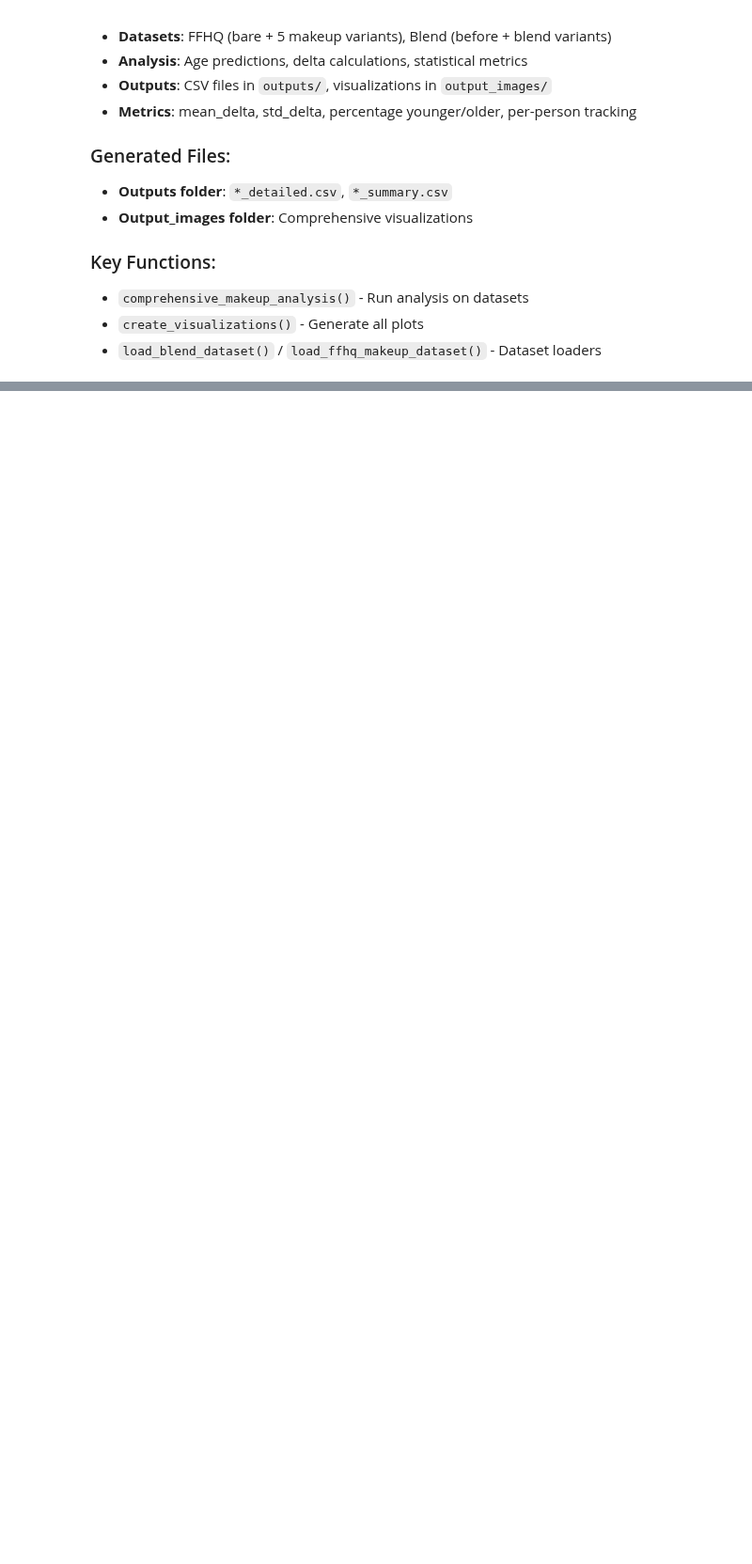
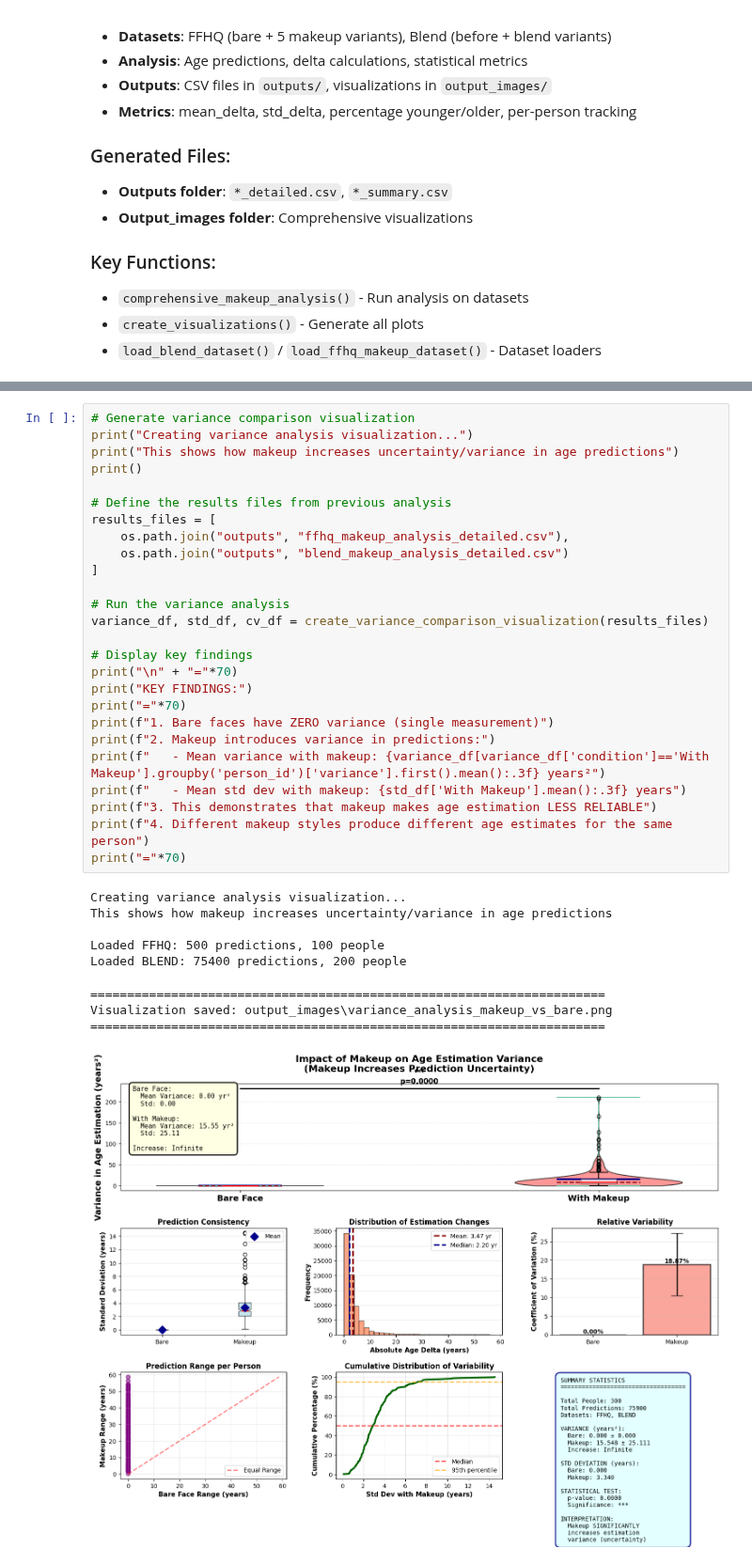
Before and after one commit to FrankVanDerVelde/master_applied-artificial_intelligence, a Jupyter notebook: symposium/face_recognition_and_age_estimation_experiments.ipynb, the cells around one changed output, grey strips where cells are left out. Shown at 94% size. Drawn from its saved outputs; the diff is of its cells as text; blank space fills up the shorter version.

Commit message:
Cleaned up code for symposium experiment and generated result files

```diff
--- a/symposium/face_recognition_and_age_estimation_experiments.ipynb
+++ b/symposium/face_recognition_and_age_estimation_experiments.ipynb
@@ -2059,0 +2423,36 @@ Saved: output_images\LADN_detailed_analysis.png
+# %%
+# Generate variance comparison visualization
+print("Creating variance analysis visualization...")
+print("This shows how makeup increases uncertainty/variance in age predictions")
+print()
+
+# Define the results files from previous analysis
+results_files = [
+    os.path.join("outputs", "ffhq_makeup_analysis_detailed.csv"),
+    os.path.join("outputs", "blend_makeup_analysis_detailed.csv")
+]
+
+# Run the variance analysis
+variance_df, std_df, cv_df = create_variance_comparison_visualization(results_files)
+
+# Display key findings
+print("\n" + "="*70)
+print("KEY FINDINGS:")
+print("="*70)
+print(f"1. Bare faces have ZERO variance (single measurement)")
+print(f"2. Makeup introduces variance in predictions:")
+print(f"   - Mean variance with makeup: {variance_df[variance_df['condition']=='With Makeup'].groupby('person_id')['variance'].first().mean():.3f} years²")
+print(f"   - Mean std dev with makeup: {std_df['With Makeup'].mean():.3f} years")
+print(f"3. This demonstrates that makeup makes age estimation LESS RELIABLE")
+print(f"4. Different makeup styles produce different age estimates for the same person")
+print("="*70)
+# %% [output]
+Creating variance analysis visualization...
+This shows how makeup increases uncertainty/variance in age predictions
+
+Loaded FFHQ: 500 predictions, 100 people
+Loaded BLEND: 75400 predictions, 200 people
+======================================================================
+Visualization saved: output_images\variance_analysis_makeup_vs_bare.png
+======================================================================
+[figure, added]
```
Also changed, not shown: parts of 4 cells of this notebook, 4 other files.
